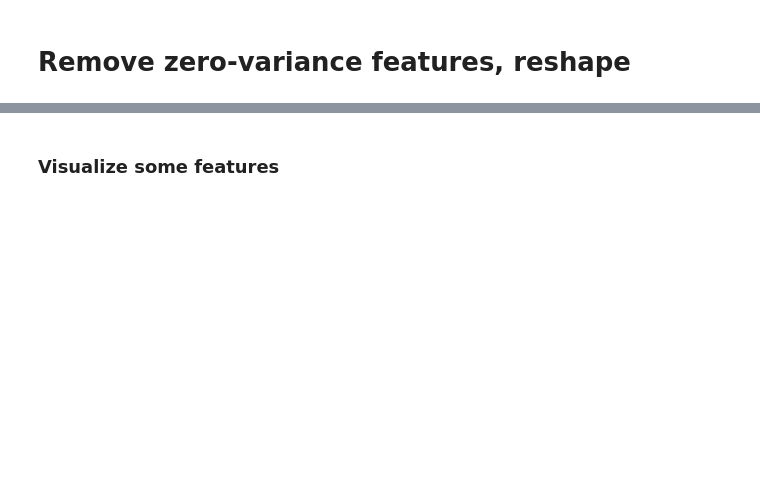
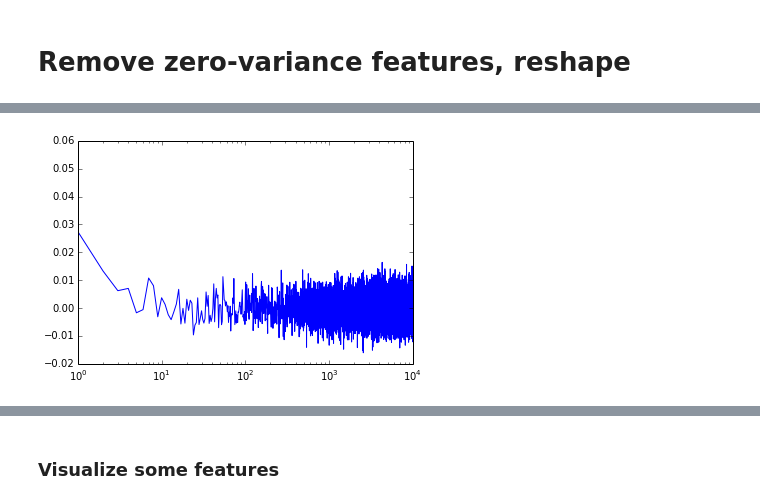
Before and after one commit to mpharrigan/wetmsm, a Jupyter notebook: ipython/ala_water/1-ala_water_load.ipynb, the cells around one changed output, grey strips where cells are left out. Saved outputs shown, nothing was run; the diff lists cells and outputs as text; code cells hidden in the pictures; blank space fills up the shorter version.

```diff
--- a/ipython/ala_water/1-ala_water_load.ipynb
+++ b/ipython/ala_water/1-ala_water_load.ipynb
@@ -39,3 +59,15 @@ for i in range(1,8):
+# %%
+a = np.array(fp3d[:, 9+6, 1], dtype=np.float32)
+a = a - np.mean(a)
+# %%
+acf = np.array([np.dot(a[:-i], a[i:]) for i in range(1, 10000)])
+# %%
+acf = acf / (np.dot(a,a))
+plt.plot(acf)
+#plt.plot(np.exp(-np.arange(10000) / 20))
+plt.xscale('log')
+# %% [output]
+[figure, added]
 # %%
 import wetmsm.analysis as wa
 import logging
```
Also changed, not shown: parts of 8 cells of this notebook, 3 other files.
